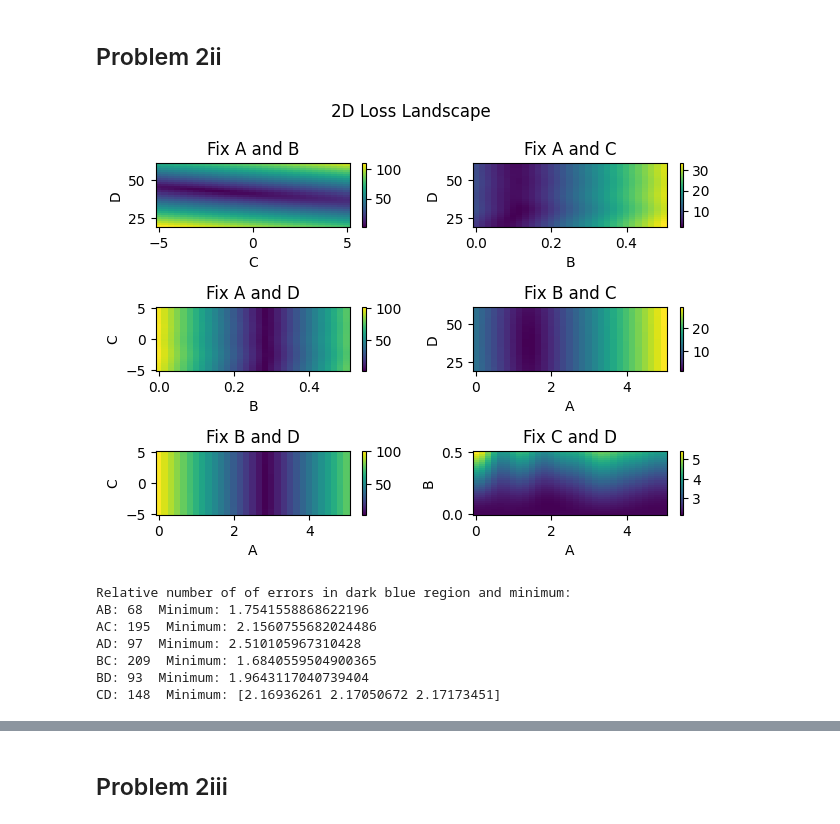
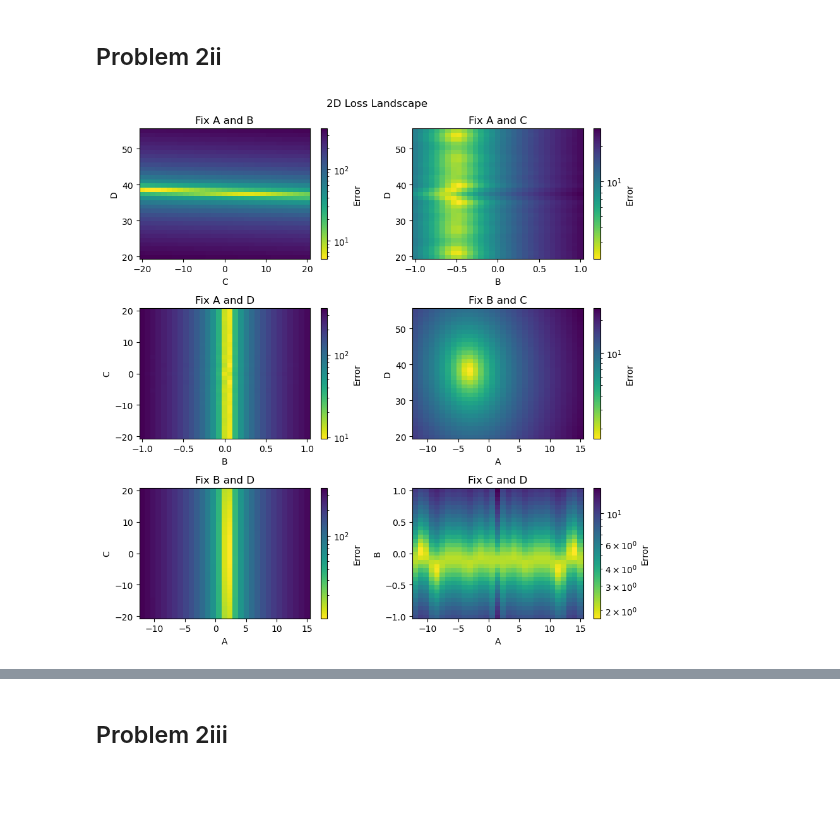
Before and after one commit to tingjones/ee399_hw1, a Jupyter notebook: HW1_TJ.ipynb, the cells around one changed output, grey strips where cells are left out. Drawn from its saved outputs; the diff is of its cells as text; code cells hidden in the pictures; blank space fills up the shorter version.

```diff
--- a/HW1_TJ.ipynb
+++ b/HW1_TJ.ipynb
@@ -95,7 +96,7 @@ for i in range(0, 4):
 # fixed values for each parameter
 a_f, b_f, c_f, d_f = bases[0], bases[1], bases[2], bases[3]
 # sweep values for each parameter
-a_r, b_r, c_r, d_r = np.linspace(0, 5, L), np.linspace(0, .5, L), np.linspace(-5, 5, L), np.linspace(20, 60, L)
+a_r, b_r, c_r, d_r = np.linspace(-12, 15, L), np.linspace(-1, 1, L), np.linspace(-20, 20, L), np.linspace(20, 55, L)
 
 # calculate the errors for each possible combination of two fixed and two swept parameters
 save_ab = find_err([a_f, b_f, c_r, d_r], 2)
@@ -106,68 +107,53 @@ save_bd = find_err([a_r, b_f, c_r, d_f], 0)
 save_cd = find_err([a_r, b_r, c_f, d_f], 0)
 # %%
 # generate 2d loss landscape for each combination
-fig, axs = plt.subplots(3, 2)
+# on a logarithmic scale, so the differences between smaller values is more visible
+fig, axs = plt.subplots(3, 2, figsize=(9,9))
 
 ax1 = axs[0,0]
-ab = ax1.pcolor(c_r, d_r, save_ab, vmin=np.min(save_ab), vmax=np.max(save_ab))
+ab = ax1.pcolor(c_r, d_r, save_ab, norm=matplotlib.colors.LogNorm(vmin=np.min(save_ab), vmax=np.max(save_ab)), cmap='viridis_r')
 ax1.set_title("Fix A and B")
 ax1.set_xlabel("C")
 ax1.set_ylabel("D")
-fig.colorbar(ab, ax=ax1)
+fig.colorbar(ab, ax=ax1, label="Error")
 
 ax2 = axs[0,1]
-ac = ax2.pcolor(b_r, d_r, save_ac, vmin=np.min(save_ac), vmax=np.max(save_ac))
+ac = ax2.pcolor(b_r, d_r, save_ac, norm=matplotlib.colors.LogNorm(vmin=np.min(save_ac), vmax=np.max(save_ac)), cmap='viridis_r')
 ax2.set_title("Fix A and C")
 ax2.set_xlabel("B")
 ax2.set_ylabel("D")
-fig.colorbar(ac, ax=ax2)
+fig.colorbar(ac, ax=ax2, label="Error")
 
 ax3 = axs[1,0]
-ad = ax3.pcolor(b_r, c_r, save_ad, vmin=np.min(save_ad), vmax=np.max(save_ad))
+ad = ax3.pcolor(b_r, c_r, save_ad, norm=matplotlib.colors.LogNorm(vmin=np.min(save_ad), vmax=np.max(save_ad)), cmap='viridis_r')
 ax3.set_title("Fix A and D")
 ax3.set_xlabel("B")
 ax3.set_ylabel("C")
-fig.colorbar(ad, ax=ax3)
+fig.colorbar(ad, ax=ax3, label="Error")
 
 ax4 = axs[1,1]
-bc = ax4.pcolor(a_r, d_r, save_bc, vmin=np.min(save_bc), vmax=np.max(save_bc))
+bc = ax4.pcolor(a_r, d_r, save_bc,norm=matplotlib.colors.LogNorm(vmin=np.min(save_bc), vmax=np.max(save_bc)), cmap='viridis_r')
 ax4.set_title("Fix B and C")
 ax4.set_xlabel("A")
 ax4.set_ylabel("D")
-fig.colorbar(bc, ax=ax4)
+fig.colorbar(bc, ax=ax4, label="Error")
 
 ax5 = axs[2,0]
-bd = ax5.pcolor(a_r, c_r, save_bd, vmin=np.min(save_bd), vmax=np.max(save_bd))
+bd = ax5.pcolor(a_r, c_r, save_bd, norm=matplotlib.colors.LogNorm(vmin=np.min(save_bd), vmax=np.max(save_bd)), cmap='viridis_r')
 ax5.set_title("Fix B and D")
 ax5.set_xlabel("A")
 ax5.set_ylabel("C")
-fig.colorbar(bd, ax=ax5)
+fig.colorbar(bd, ax=ax5, label="Error")
 
 ax6 = axs[2,1]
-cd = ax6.pcolor(a_r, b_r, save_cd, vmin=np.min(save_cd), vmax=np.max(save_cd))
+cd = ax6.pcolor(a_r, b_r, save_cd, norm=matplotlib.colors.LogNorm(vmin=np.min(save_cd), vmax=np.max(save_cd)), cmap='viridis_r')
 ax6.set_title("Fix C and D")
 ax6.set_xlabel("A")
 ax6.set_ylabel("B")
-fig.colorbar(cd, ax=ax6)
+fig.colorbar(cd, ax=ax6, label="Error")
 
 plt.suptitle("2D Loss Landscape")
 plt.tight_layout()
 plt.show()
 # %% [output]
-[figure, old version]
+[figure, new version]
-# %%
-print("Relative number of of errors in dark blue region and minimum:")
-print("AB:", (save_ab < 10).sum(), " Minimum:", np.sort(save_ab.flatten())[0])
-print("AC:", (save_ac < 5).sum(), " Minimum:", np.sort(save_ac.flatten())[0])
-print("AD:", (save_ad < 10).sum(), " Minimum:", np.sort(save_ad.flatten())[0])
-print("BC:", (save_bc < 5).sum(), " Minimum:", np.sort(save_bc.flatten())[0])
-print("BD:", (save_bd < 10).sum(), " Minimum:", np.sort(save_bd.flatten())[0])
-print("CD:", (save_cd < 2.25).sum(), " Minimum:", np.sort(save_cd.flatten())[:3])
-# %% [output]
-Relative number of of errors in dark blue region and minimum:
-AB: 68  Minimum: 1.7541558868622196
-AC: 195  Minimum: 2.1560755682024486
-AD: 97  Minimum: 2.510105967310428
-BC: 209  Minimum: 1.6840559504900365
-BD: 93  Minimum: 1.9643117040739404
-CD: 148  Minimum: [2.16936261 2.17050672 2.17173451]
```
Also changed, not shown: parts of 11 cells of this notebook, 1 other file.
